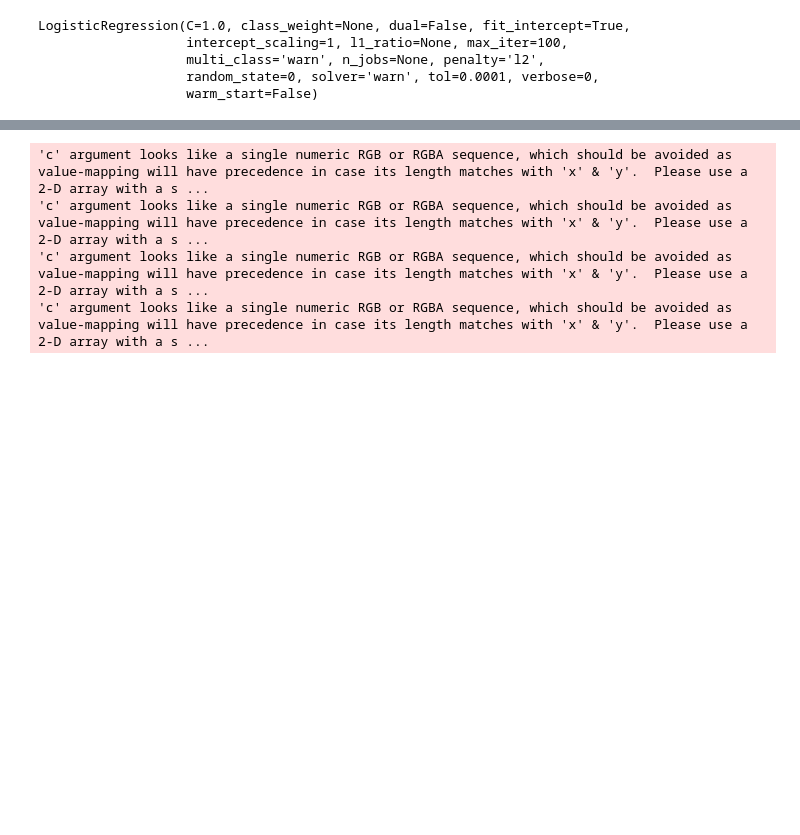
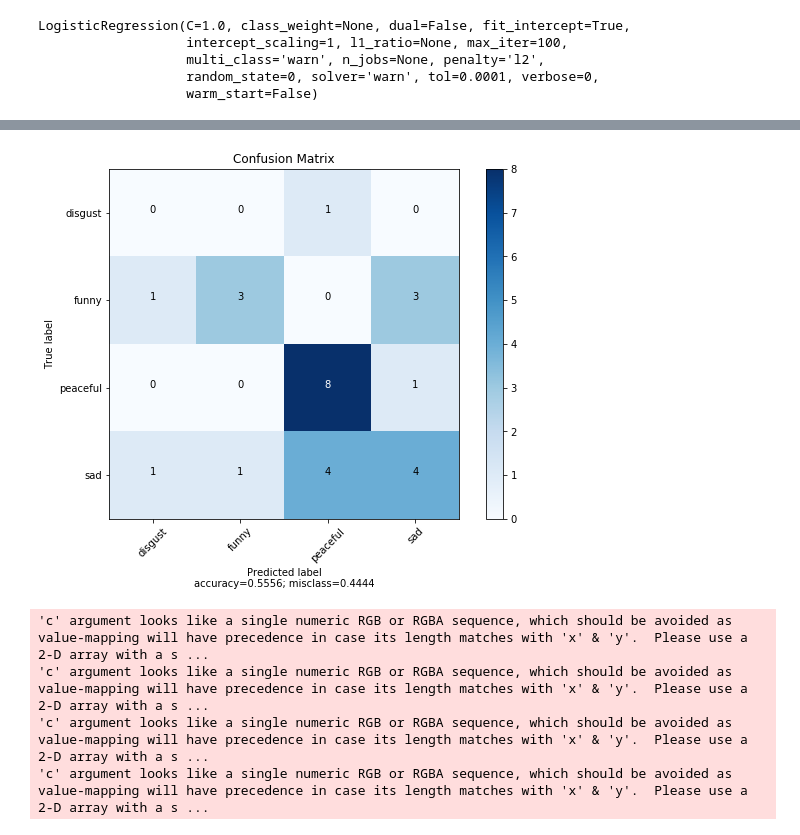
Before and after one commit to echo-akash/Human-Emotion-Recognition-using-Physiological-EEG-Signal, a Jupyter notebook: LDA_feature - AdvFeature.ipynb, the cells around one changed output, grey strips where cells are left out. Drawn from its saved outputs; the diff is of its cells as text; code cells hidden in the pictures; blank space fills up the shorter version.

```diff
--- a/LDA_feature - AdvFeature.ipynb
+++ b/LDA_feature - AdvFeature.ipynb
@@ -68,3 +110,10 @@ array([[0, 1, 1, 0],
+# %%
+plot_confusion_matrix(cm           = confusion_matrix(y_test, y_pred),
+                      normalize    = False,
+                      target_names = ['disgust', 'funny', 'peaceful', 'sad'],
+                      title        = "Confusion Matrix")
+# %% [output]
+[figure, added]
 # %%
 # Visualising the Training set results
 colors=["c", "m", "y", "k"]
```
Also changed, not shown: parts of 2 cells of this notebook, 1 other file.
